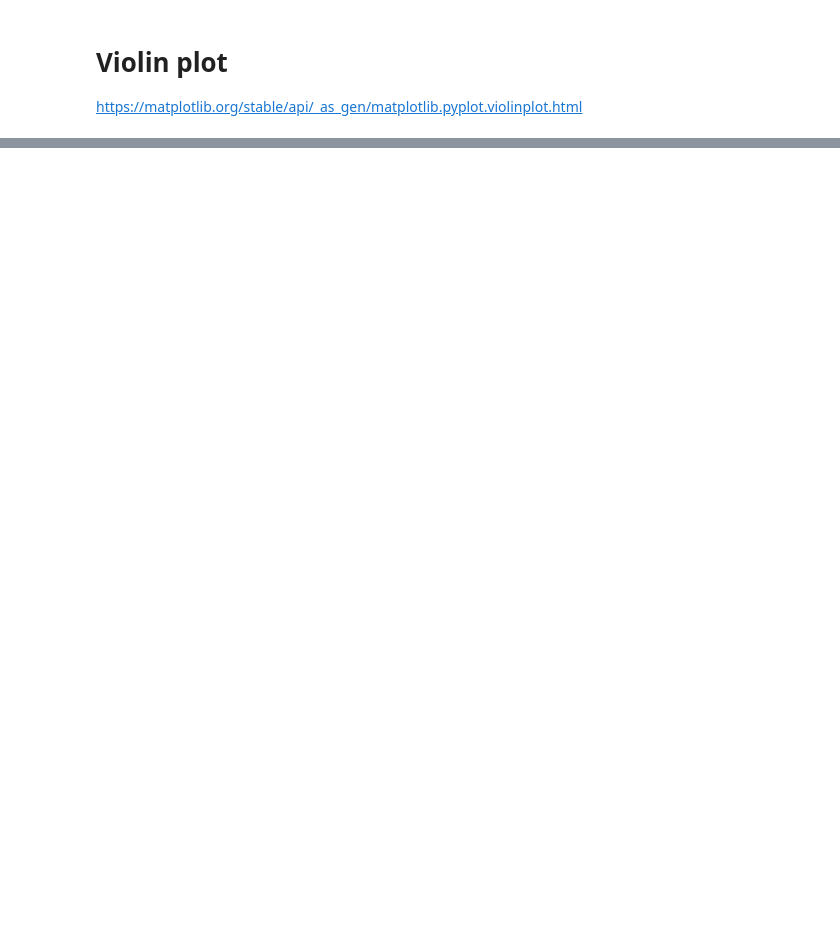
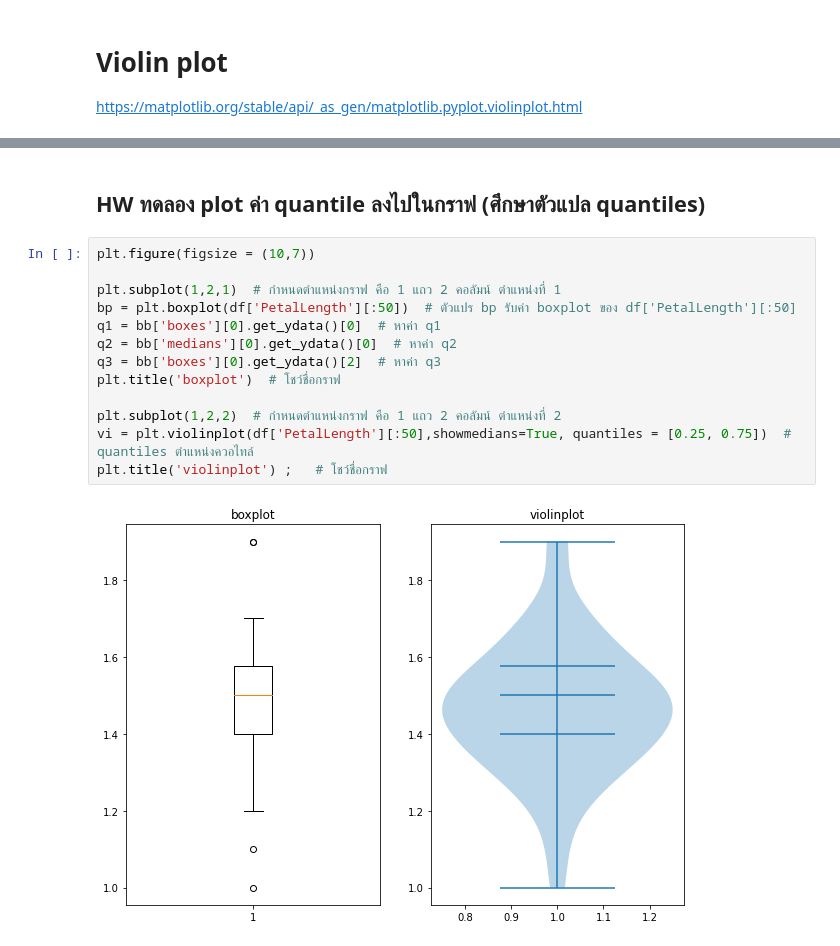
Before and after one commit to chanikansuksen/data_viz_2022, a Jupyter notebook: Datavviz02_Data_Distribution.ipynb, the cells around one changed output, grey strips where cells are left out. Drawn from its saved outputs; the diff is of its cells as text; blank space fills up the shorter version.

Commit message:
HW5 quantiles

```diff
--- a/Datavviz02_Data_Distribution.ipynb
+++ b/Datavviz02_Data_Distribution.ipynb
@@ -405,0 +430,17 @@ plt.violinplot(df['PetalLength'][: 50], showmeans = True) ;
+# %% [markdown]
+## HW ทดลอง plot ค่า quantile ลงไปในกราฟ (ศึกษาตัวแปล quantiles)
+# %%
+plt.figure(figsize = (10,7))
+
+plt.subplot(1,2,1)  # กำหนดตำแหน่งกราฟ คือ 1 แถว 2 คอลัมน์ ตำแหน่งที่ 1
+bp = plt.boxplot(df['PetalLength'][:50])  # ตัวแปร bp รับค่า boxplot ของ df['PetalLength'][:50]
+q1 = bb['boxes'][0].get_ydata()[0]  # หาค่า q1
+q2 = bb['medians'][0].get_ydata()[0]  # หาค่า q2
+q3 = bb['boxes'][0].get_ydata()[2]  # หาค่า q3
+plt.title('boxplot')  # โชว์ชื่อกราฟ
+
+plt.subplot(1,2,2)  # กำหนดตำแหน่งกราฟ คือ 1 แถว 2 คอลัมน์ ตำแหน่งที่ 2
+vi = plt.violinplot(df['PetalLength'][:50],showmedians=True, quantiles = [0.25, 0.75])  # quantiles ตำแหน่งควอไทล์
+plt.title('violinplot') ;   # โชว์ชื่อกราฟ
+# %% [output]
+[figure, added]
```
Also changed, not shown: parts of 11 cells of this notebook.
